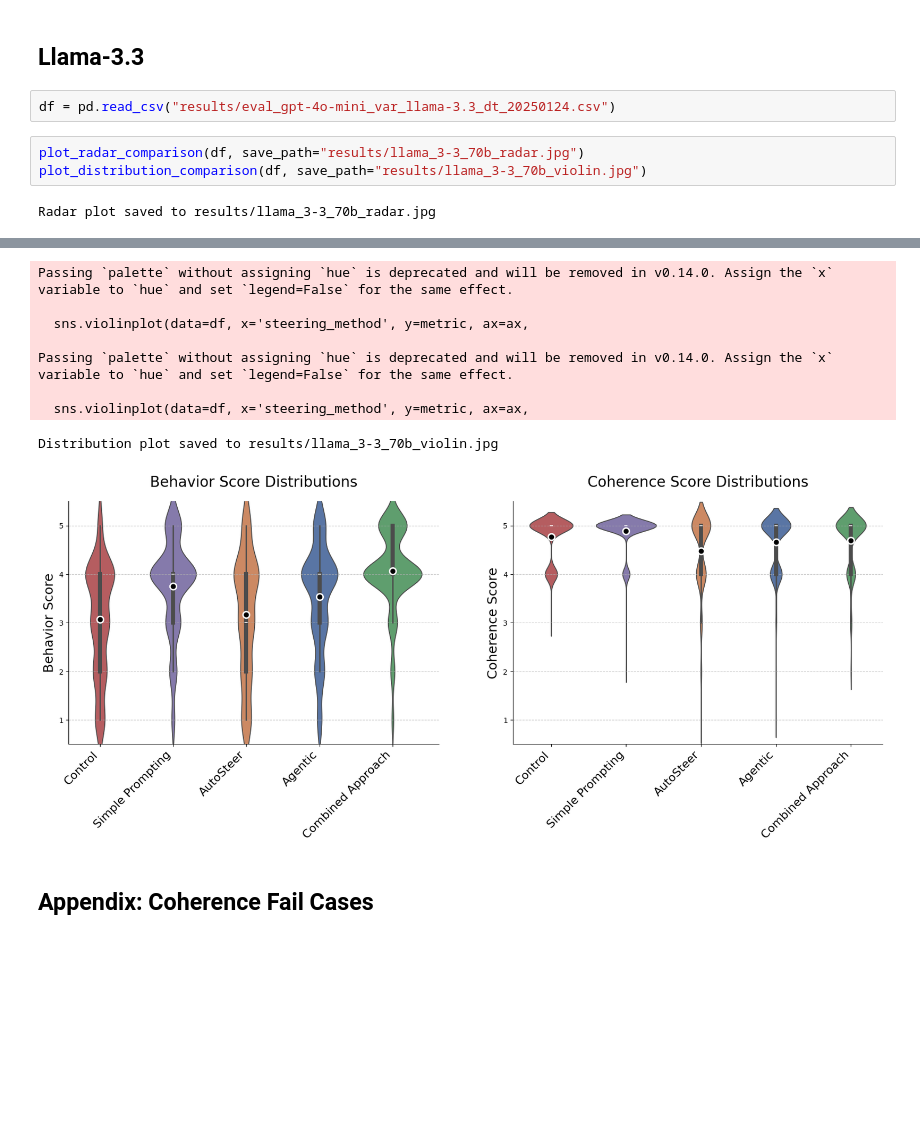
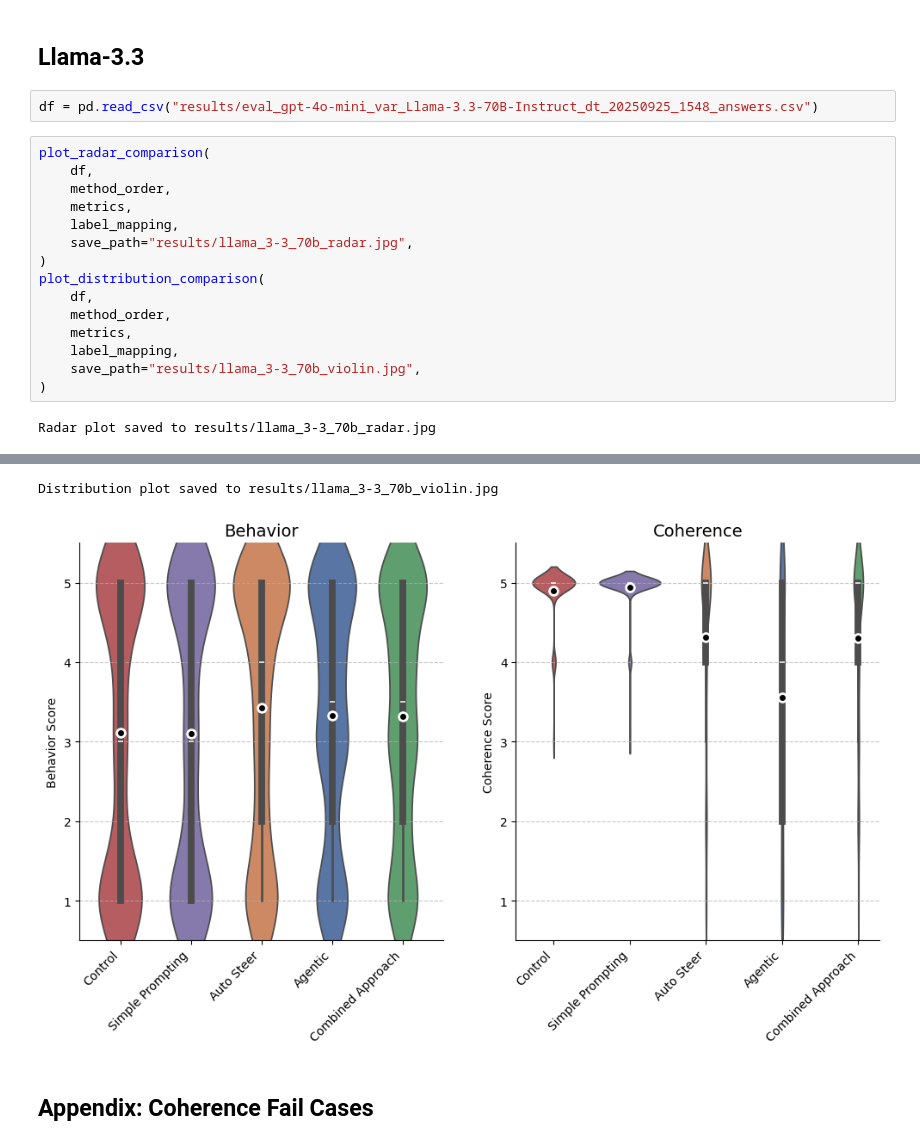
Before and after one commit to Eitan-Sprejer/GoodFire-Autosteer-Evaluation, a Jupyter notebook: testing.ipynb, the cells around one changed output, grey strips where cells are left out. Saved outputs shown, nothing was run; the diff lists cells and outputs as text; blank space fills up the shorter version.

Commit message:
add 70b plots

```diff
--- a/testing.ipynb
+++ b/testing.ipynb
@@ -234,9 +234,21 @@ Distribution plot saved to results/llama_3-1_8b_violin.jpg
 # %% [markdown]
 ## Llama-3.3
 # %%
-df = pd.read_csv("results/eval_gpt-4o-mini_var_llama-3.3_dt_20250124.csv")
+df = pd.read_csv("results/eval_gpt-4o-mini_var_Llama-3.3-70B-Instruct_dt_20250925_1548_answers.csv")
 # %%
-plot_radar_comparison(df, save_path="results/llama_3-3_70b_radar.jpg")
-plot_distribution_comparison(df, save_path="results/llama_3-3_70b_violin.jpg")
+plot_radar_comparison(
+    df,
+    method_order,
+    metrics,
+    label_mapping,
+    save_path="results/llama_3-3_70b_radar.jpg",
+)
+plot_distribution_comparison(
+    df,
+    method_order,
+    metrics,
+    label_mapping,
+    save_path="results/llama_3-3_70b_violin.jpg",
+)
 # %% [output]
 Radar plot saved to results/llama_3-3_70b_radar.jpg
@@ -244,12 +256,5 @@ Radar plot saved to results/llama_3-3_70b_radar.jpg
-Passing `palette` without assigning `hue` is deprecated and will be removed in v0.14.0. Assign the `x` variable to `hue` and set `legend=False` for the same effect.
-
-  sns.violinplot(data=df, x='steering_method', y=metric, ax=ax,
-
-Passing `palette` without assigning `hue` is deprecated and will be removed in v0.14.0. Assign the `x` variable to `hue` and set `legend=False` for the same effect.
-
-  sns.violinplot(data=df, x='steering_method', y=metric, ax=ax,
+Distribution plot saved to results/llama_3-3_70b_violin.jpg
-Distribution plot saved to results/llama_3-3_70b_violin.jpg
-[figure, old version]
+[figure, new version]
 # %% [markdown]
 ## Appendix: Coherence Fail Cases
 # %%
```
Also changed, not shown: parts of 1 cell of this notebook, 8 other files.
